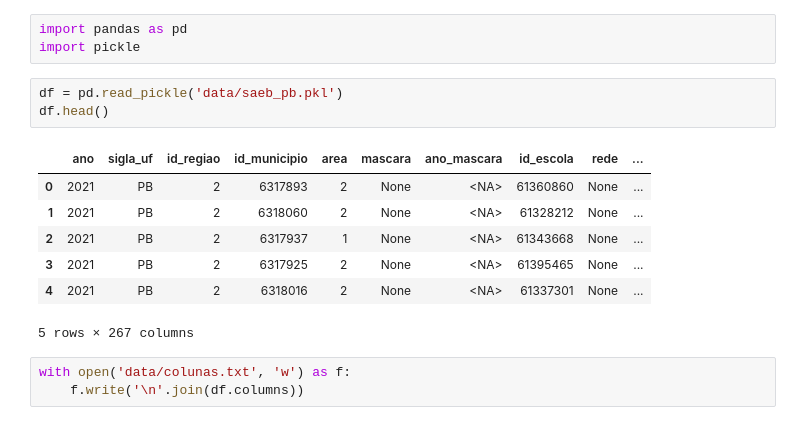
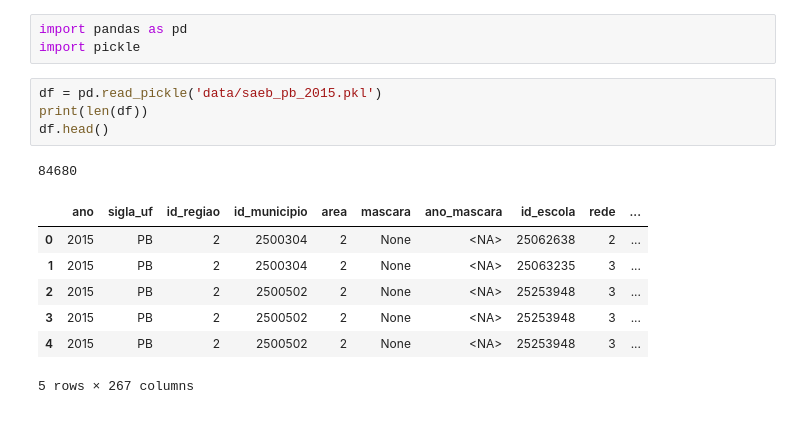
Before and after one commit to JamboTechUFPB/SAEB_Classificador, a Jupyter notebook: screening.ipynb, the cells around one changed output. Drawn from its saved outputs; the diff is of its cells as text.

```diff
--- a/screening.ipynb
+++ b/screening.ipynb
@@ -2,16 +2,15 @@
 import pandas as pd
 import pickle
 # %%
-df = pd.read_pickle('data/saeb_pb.pkl')
+df = pd.read_pickle('data/saeb_pb_2015.pkl')
+print(len(df))
 df.head()
 # %% [output]
+84680
 |  | ano | sigla_uf | id_regiao | id_municipio | area | mascara | ano_mascara | id_escola | rede | ... |
-| 0 | 2021 | PB | 2 | 6317893 | 2 | None | <NA> | 61360860 | None | ... |
-| 1 | 2021 | PB | 2 | 6318060 | 2 | None | <NA> | 61328212 | None | ... |
-| 2 | 2021 | PB | 2 | 6317937 | 1 | None | <NA> | 61343668 | None | ... |
-| 3 | 2021 | PB | 2 | 6317925 | 2 | None | <NA> | 61395465 | None | ... |
-| 4 | 2021 | PB | 2 | 6318016 | 2 | None | <NA> | 61337301 | None | ... |
+| 0 | 2015 | PB | 2 | 2500304 | 2 | None | <NA> | 25062638 | 2 | ... |
+| 1 | 2015 | PB | 2 | 2500304 | 2 | None | <NA> | 25063235 | 3 | ... |
+| 2 | 2015 | PB | 2 | 2500502 | 2 | None | <NA> | 25253948 | 3 | ... |
+| 3 | 2015 | PB | 2 | 2500502 | 2 | None | <NA> | 25253948 | 3 | ... |
+| 4 | 2015 | PB | 2 | 2500502 | 2 | None | <NA> | 25253948 | 3 | ... |
-5 rows × 267 columns
+5 rows × 267 columns
-# %%
-with open('data/colunas.txt', 'w') as f:
-    f.write('\n'.join(df.columns))
```
Also changed, not shown: parts of 18 cells of this notebook, 9 other files.
